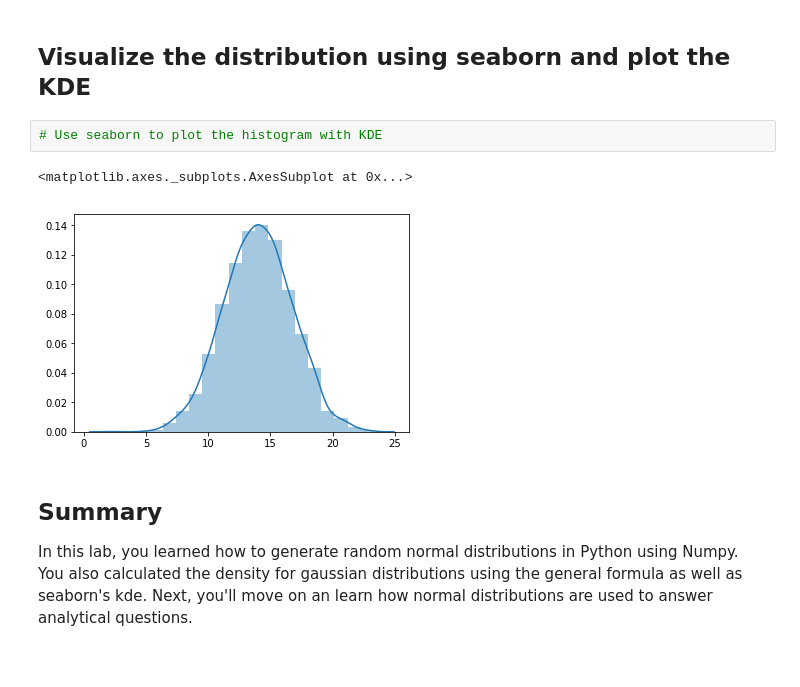
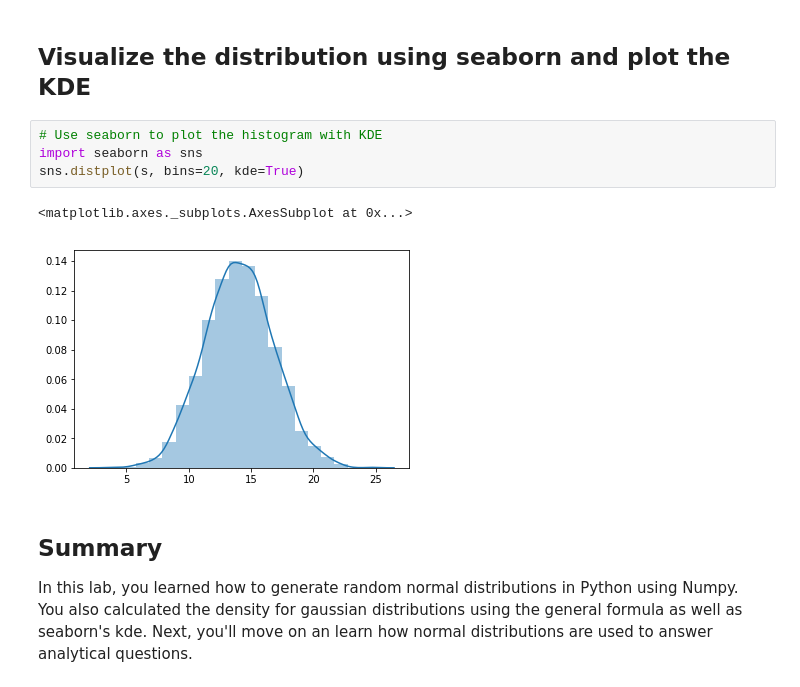
Before and after one commit to fcoba/dsc-normal-distribution-lab-dc-ds-career-042219, a Jupyter notebook: index.ipynb, the cells around one changed output. Saved outputs shown, nothing was run; the diff lists cells and outputs as text.

```diff
--- a/index.ipynb
+++ b/index.ipynb
@@ -62,9 +62,11 @@ The 'normed' kwarg was deprecated in Matplotlib 2.1 and will be removed in 3.1.
 ## Visualize the distribution using seaborn and plot the KDE
 # %%
 # Use seaborn to plot the histogram with KDE
+import seaborn as sns
+sns.distplot(s, bins=20, kde=True)
 # %% [output]
 <matplotlib.axes._subplots.AxesSubplot at 0x...>
-[figure, old version]
+[figure, new version]
 # %% [markdown]
 ## Summary
 
```
